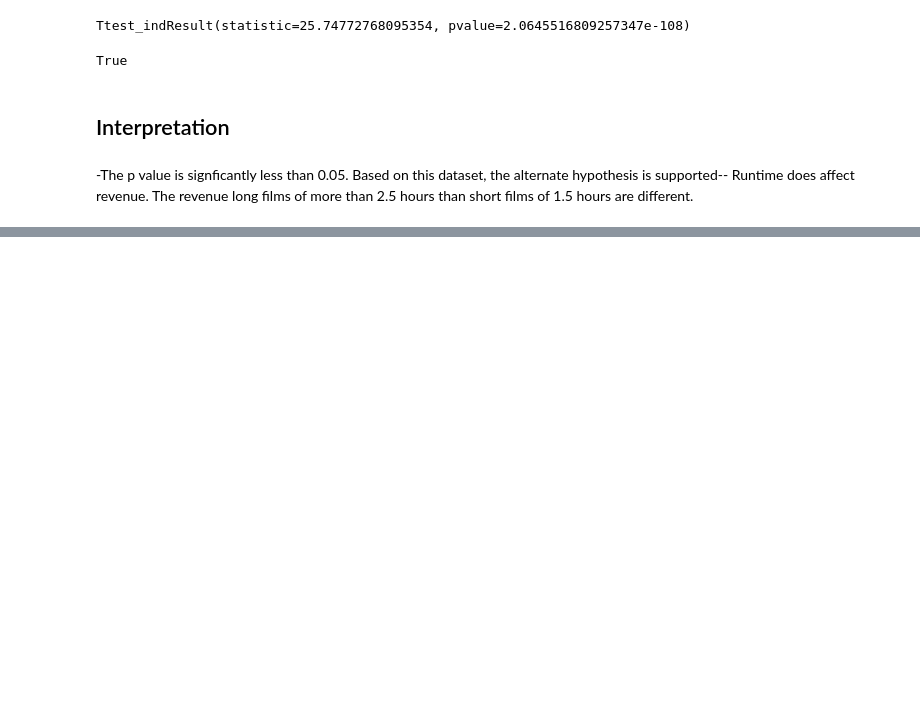
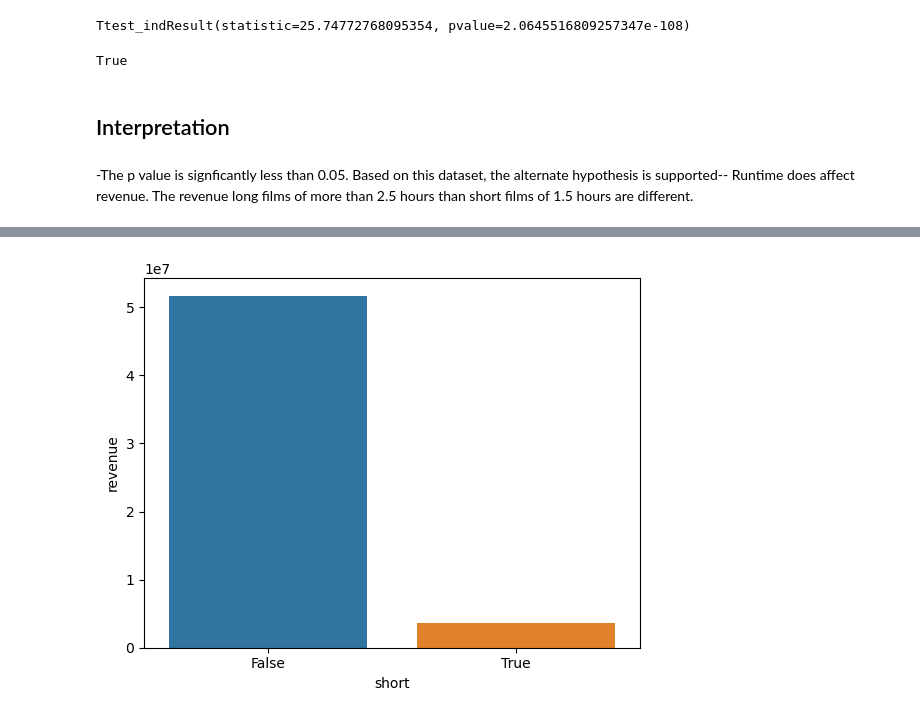
Before and after one commit to Elispreng/Project_3, a Jupyter notebook: Project3_Part4_Spreng-Copy1.ipynb, the cells around one changed output, grey strips where cells are left out. Cells and saved outputs as stored; diff of their text form; code cells hidden in the pictures; blank space fills up the shorter version.

```diff
--- a/Project3_Part4_Spreng-Copy1.ipynb
+++ b/Project3_Part4_Spreng-Copy1.ipynb
@@ -537,0 +770,5 @@ sns.countplot(data=long_film_df, x='runtime')
+# %%
+#checking the plots seperately for 90 minutes
+ax= sns.barplot(data=plot_df, x='short', y = 'revenue', errorbar=None)
+# %% [output]
+[figure, added]
```
Also changed, not shown: parts of 52 cells of this notebook, 2 other files.
